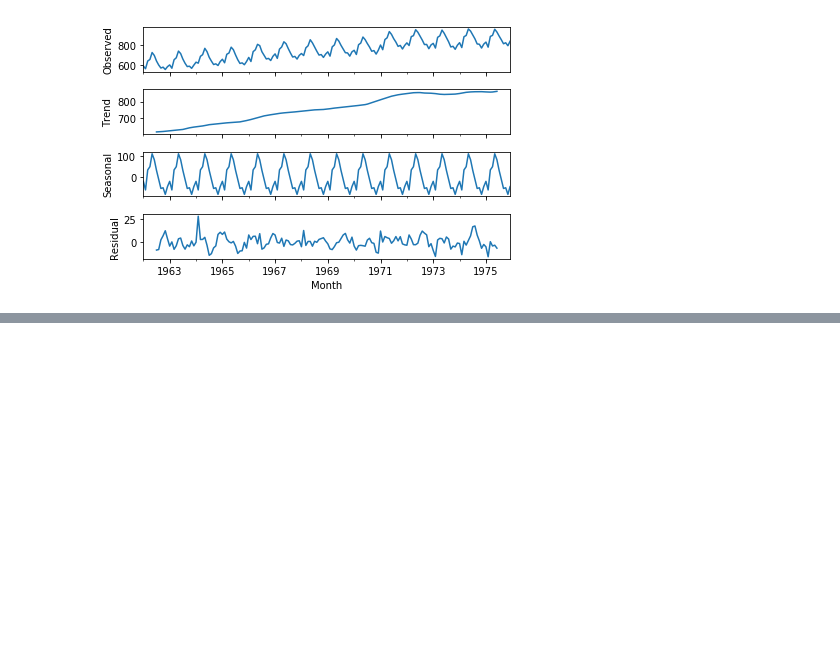
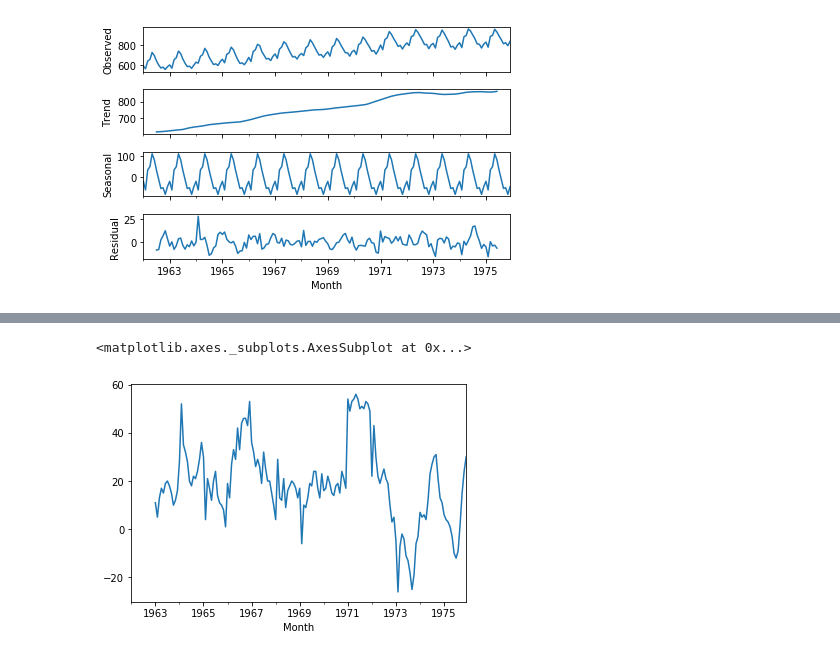
Before and after one commit to willianbriotto/ds-finance, a Jupyter notebook: ds-finance-course.ipynb, the cells around one changed output, grey strips where cells are left out. Drawn from its saved outputs; the diff is of its cells as text; code cells hidden in the pictures; blank space fills up the shorter version.

```diff
--- a/ds-finance-course.ipynb
+++ b/ds-finance-course.ipynb
@@ -148,0 +214,6 @@ fig = decomp.plot()
+# %%
+df_milk['Seasonal Difference'] = df_milk['Milk in Pound per Cow'] - df_milk['Milk in Pound per Cow'].shift(12)
+df_milk['Seasonal Difference'].plot()
+# %% [output]
+<matplotlib.axes._subplots.AxesSubplot at 0x...>
+[figure, added]
```
Also changed, not shown: parts of 11 cells of this notebook.
